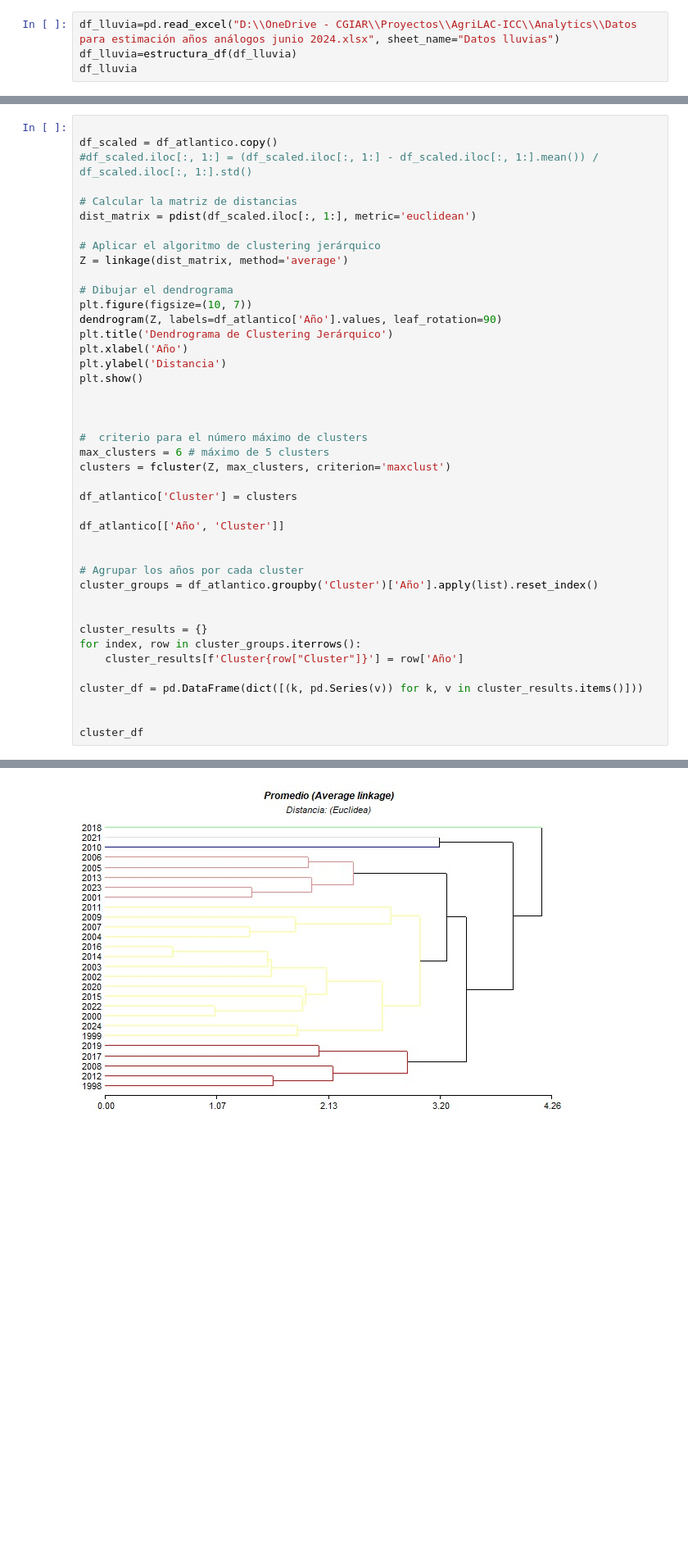
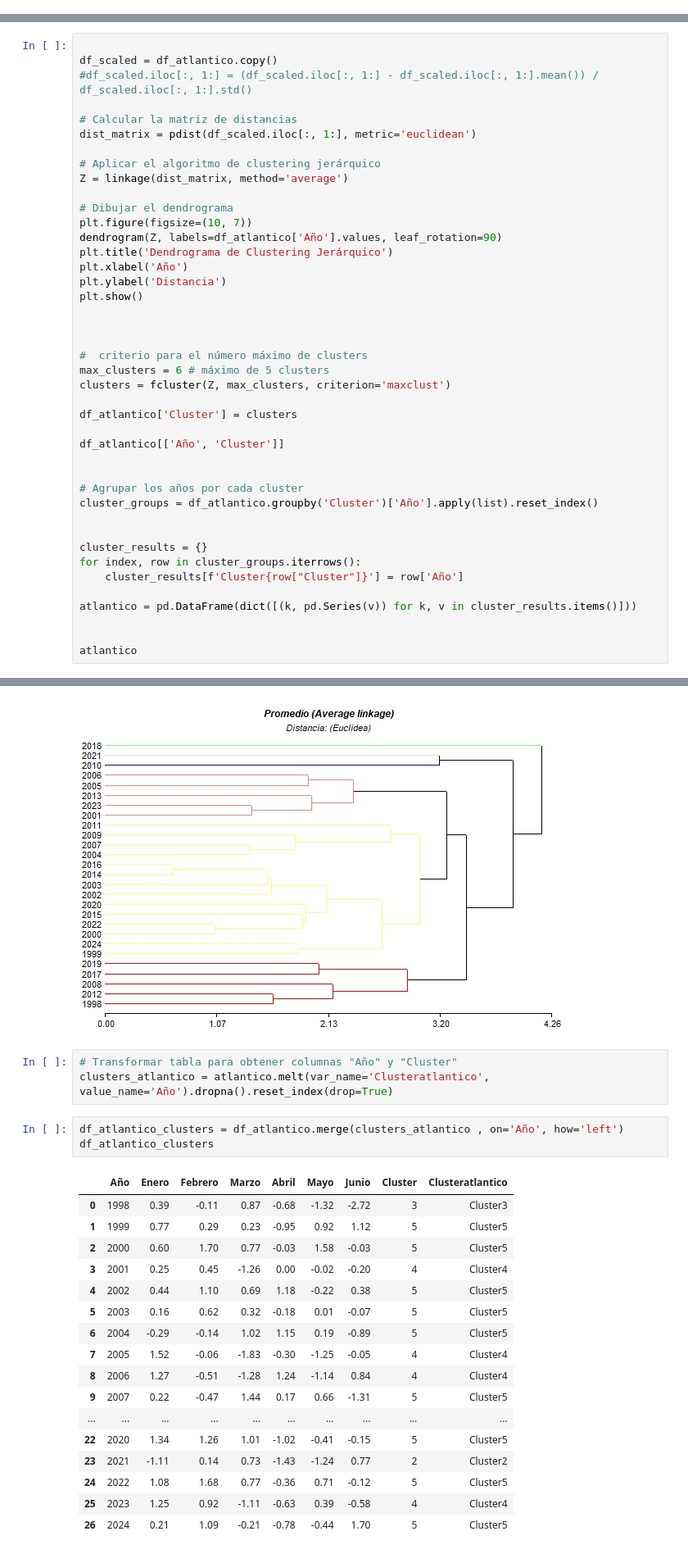
Before and after one commit to ariasdicas/analytics-ICC, a Jupyter notebook: scripts/procesamiento_data_periodos_analogos_junio_ICC.ipynb, the cells around one changed output, grey strips where cells are left out. Shown at 82% size. Saved outputs shown, nothing was run; the diff lists cells and outputs as text; blank space fills up the shorter version.

```diff
--- a/scripts/procesamiento_data_periodos_analogos_junio_ICC.ipynb
+++ b/scripts/procesamiento_data_periodos_analogos_junio_ICC.ipynb
@@ -70,4 +87,0 @@ df_lluvia
-# %%
-df_lluvia=pd.read_excel("D:\\OneDrive - CGIAR\\Proyectos\\AgriLAC-ICC\\Analytics\\Datos para estimación años análogos junio 2024.xlsx", sheet_name="Datos lluvias")
-df_lluvia=estructura_df(df_lluvia)
-df_lluvia
@@ -215,10 +338,10 @@ cluster_results = {}
 for index, row in cluster_groups.iterrows():
     cluster_results[f'Cluster{row["Cluster"]}'] = row['Año']
 
-cluster_df = pd.DataFrame(dict([(k, pd.Series(v)) for k, v in cluster_results.items()]))
+atlantico = pd.DataFrame(dict([(k, pd.Series(v)) for k, v in cluster_results.items()]))
 
 
-cluster_df
+atlantico
 # %% [output]
 [figure]
 |  | Cluster1 | Cluster2 | Cluster3 | Cluster4 | Cluster5 | Cluster6 |
@@ -240,3 +363,27 @@ cluster_df
 ### Resultado por el programa de  Infostat (Atlantico) 6 clusters
 # %% [markdown]
 ![image.png](attachment:image.png)
+# %%
+# Transformar tabla para obtener columnas "Año" y "Cluster"
+clusters_atlantico = atlantico.melt(var_name='Clusteratlantico', value_name='Año').dropna().reset_index(drop=True)
+# %%
+df_atlantico_clusters = df_atlantico.merge(clusters_atlantico , on='Año', how='left')
+df_atlantico_clusters
+# %% [output]
+|  | Año | Enero | Febrero | Marzo | Abril | Mayo | Junio | Cluster | Clusteratlantico |
+| 0 | 1998 | 0.39 | -0.11 | 0.87 | -0.68 | -1.32 | -2.72 | 3 | Cluster3 |
+| 1 | 1999 | 0.77 | 0.29 | 0.23 | -0.95 | 0.92 | 1.12 | 5 | Cluster5 |
+| 2 | 2000 | 0.60 | 1.70 | 0.77 | -0.03 | 1.58 | -0.03 | 5 | Cluster5 |
+| 3 | 2001 | 0.25 | 0.45 | -1.26 | 0.00 | -0.02 | -0.20 | 4 | Cluster4 |
+| 4 | 2002 | 0.44 | 1.10 | 0.69 | 1.18 | -0.22 | 0.38 | 5 | Cluster5 |
+| 5 | 2003 | 0.16 | 0.62 | 0.32 | -0.18 | 0.01 | -0.07 | 5 | Cluster5 |
+| 6 | 2004 | -0.29 | -0.14 | 1.02 | 1.15 | 0.19 | -0.89 | 5 | Cluster5 |
+| 7 | 2005 | 1.52 | -0.06 | -1.83 | -0.30 | -1.25 | -0.05 | 4 | Cluster4 |
+| 8 | 2006 | 1.27 | -0.51 | -1.28 | 1.24 | -1.14 | 0.84 | 4 | Cluster4 |
+| 9 | 2007 | 0.22 | -0.47 | 1.44 | 0.17 | 0.66 | -1.31 | 5 | Cluster5 |
+| ... | ... | ... | ... | ... | ... | ... | ... | ... | ... |
+| 22 | 2020 | 1.34 | 1.26 | 1.01 | -1.02 | -0.41 | -0.15 | 5 | Cluster5 |
+| 23 | 2021 | -1.11 | 0.14 | 0.73 | -1.43 | -1.24 | 0.77 | 2 | Cluster2 |
+| 24 | 2022 | 1.08 | 1.68 | 0.77 | -0.36 | 0.71 | -0.12 | 5 | Cluster5 |
+| 25 | 2023 | 1.25 | 0.92 | -1.11 | -0.63 | 0.39 | -0.58 | 4 | Cluster4 |
+| 26 | 2024 | 0.21 | 1.09 | -0.21 | -0.78 | -0.44 | 1.70 | 5 | Cluster5 |
```
Also changed, not shown: parts of 55 cells of this notebook.
